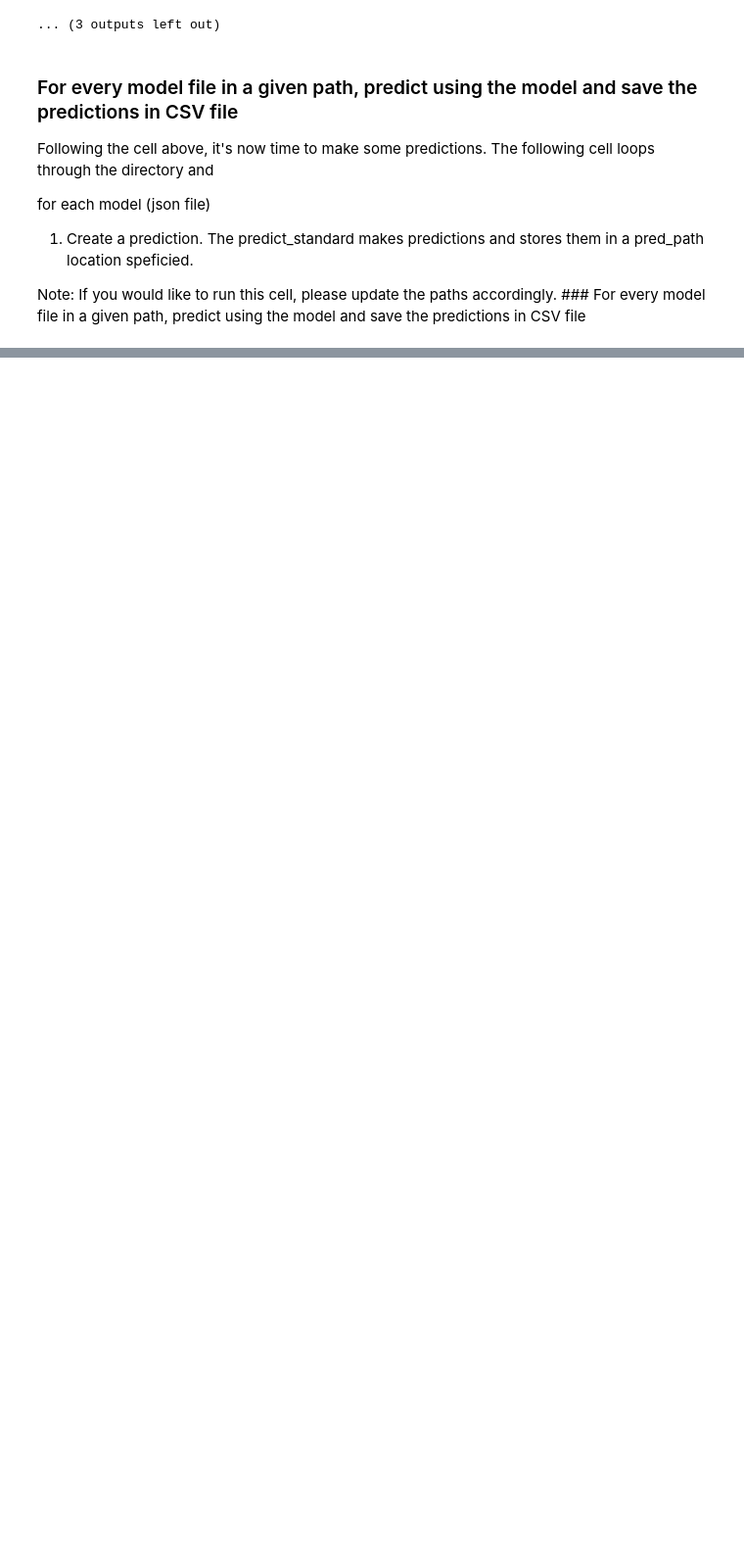
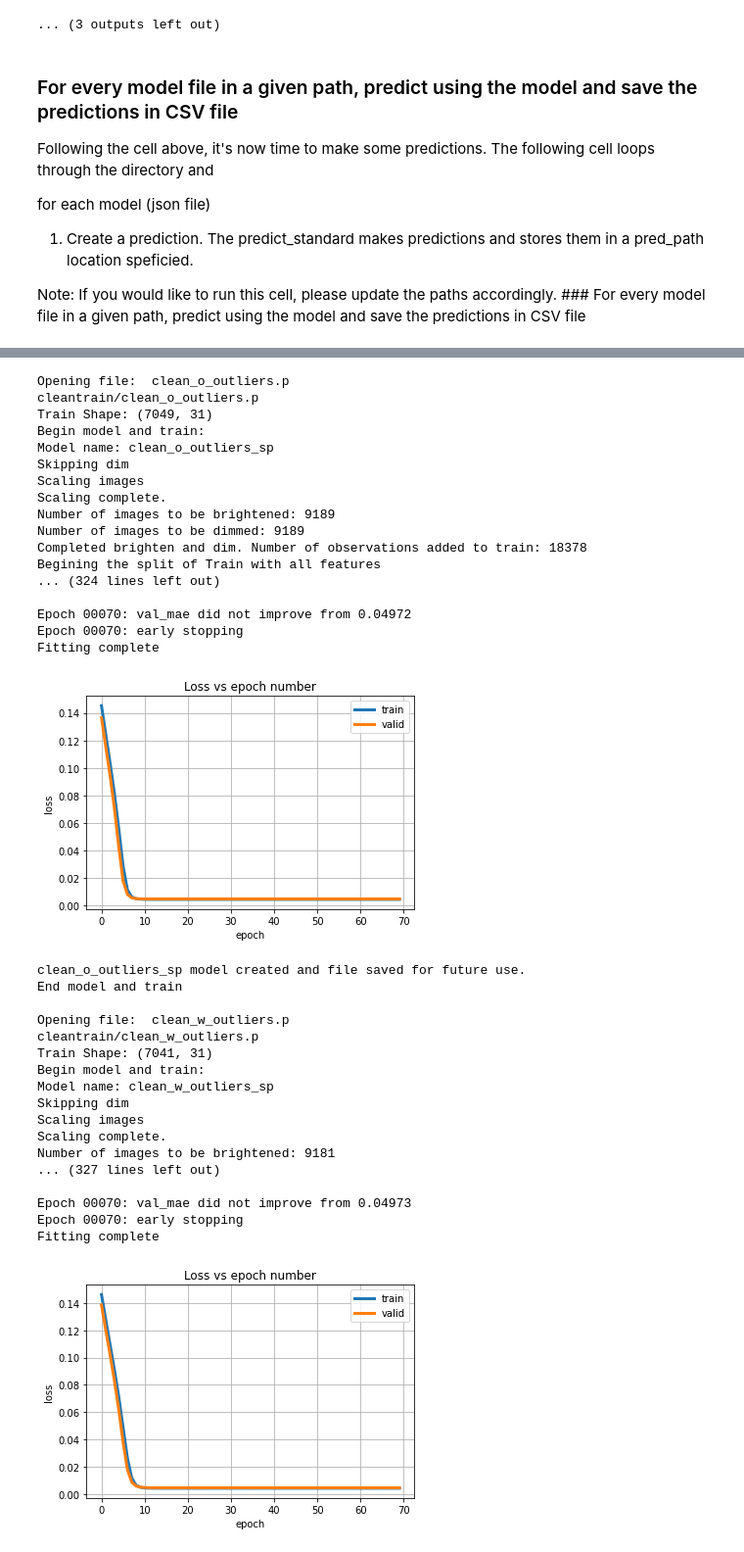
Before and after one commit to jcweaver/blackboxes, a Jupyter notebook: models/SP_model.ipynb, the cells around one changed output, grey strips where cells are left out. Shown: that part at 98% size. Drawn from its saved outputs; the diff is of its cells as text; code cells hidden in the pictures; blank space fills up the shorter version.

```diff
--- a/models/SP_model.ipynb
+++ b/models/SP_model.ipynb
@@ -181,8 +182,8 @@ id_lookup = pickle.load( open( "data/id_lookup.p", "rb" ) )
 test = pickle.load( open( "data/test.p", "rb" ) )
 
 #Using local paths as this is way faster...
-file_path = "data/models/"
-pred_path = "data/predictions/"
+file_path = "data/models2/"
+pred_path = "data/predictions2/"
 
 predictor = PredictModels(file_path,pred_path , id_lookup)
 
@@ -219,0 +221,5 @@ End model and train
+# %%
+file_path = "cleantrain/"
+trainer = LoadTrainModels("data/models3/", file_path)
+transformdata = TransformData()
+trainer.print_paths()
@@ -219,0 +232,60 @@ End model and train
+# %%
+#For every version of a cleaned Train file in CleanTrain directory, create and save a model
+for filename in files:
+    print("Opening file: ", filename)
+    clean_file = "".join((file_path,filename))
+    print(clean_file)
+    train_data = pickle.load( open(clean_file, "rb" ) )
+    train_data = train_data.drop(['level_0', 'check_sum', 'index'], axis=1,errors='ignore')
+    print("Train Shape:", train_data.shape)
+    filename = str(filename).replace('.p', '').strip()
+    print("Begin model and train:")
+    model_name = "".join((filename,"_sp"))
+    print("Model name:", model_name)
+
+    #Transform the dataset
+    flipped = transformdata.FlipHorizontal(train_data)
+    train_data = pd.concat([train_data,flipped])
+    train_data = transformdata.Bright_Dim(train_data,level_of_brightness = .01)
+
+    #Train the Model using the Flipped Dataset
+    model, history = trainer.train_model(model_name, train_data,verbose = True)
+    print("End model and train")
+    print()
+# %% [output]
+Opening file:  clean_o_outliers.p
+cleantrain/clean_o_outliers.p
+Train Shape: (7049, 31)
+Begin model and train:
+Model name: clean_o_outliers_sp
+Skipping dim
+Scaling images
+Scaling complete.
+Number of images to be brightened: 9189
+Number of images to be dimmed: 9189
+Completed brighten and dim. Number of observations added to train: 18378
+Begining the split of Train with all features
+... (324 lines left out)
+
+Epoch 00070: val_mae did not improve from 0.04972
+Epoch 00070: early stopping
+Fitting complete
+[figure, added]
+clean_o_outliers_sp model created and file saved for future use.
+End model and train
+
+Opening file:  clean_w_outliers.p
+cleantrain/clean_w_outliers.p
+Train Shape: (7041, 31)
+Begin model and train:
+Model name: clean_w_outliers_sp
+Skipping dim
+Scaling images
+Scaling complete.
+Number of images to be brightened: 9181
+... (327 lines left out)
+
+Epoch 00070: val_mae did not improve from 0.04973
+Epoch 00070: early stopping
+Fitting complete
+[figure, added]
```
Also changed, not shown: parts of 9 cells of this notebook.
